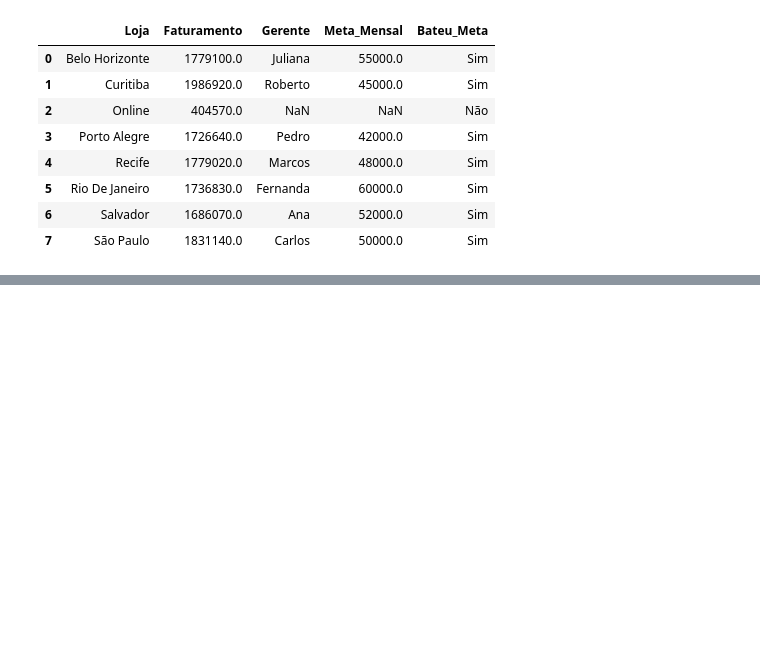
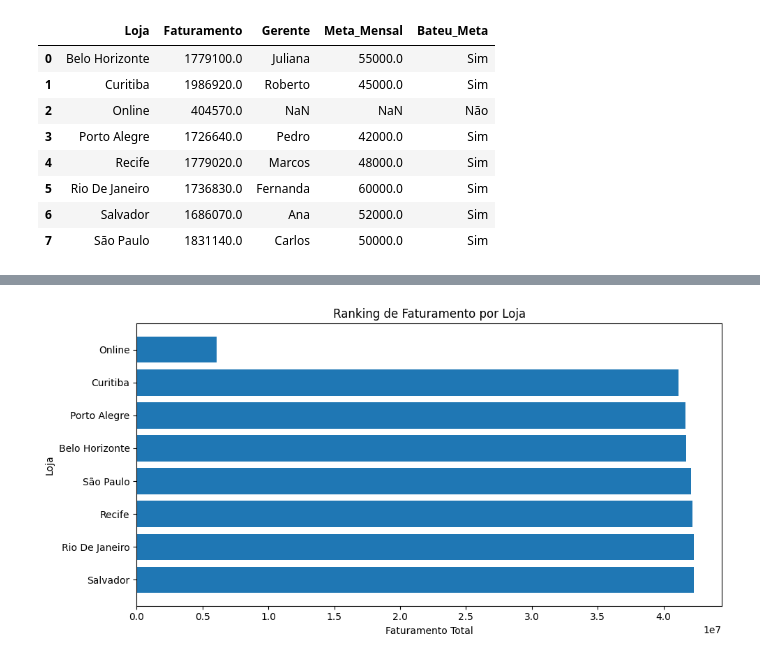
Before and after one commit to karolconkah/projeto-analise-dados, a Jupyter notebook: analise_vendas_gerentes.ipynb, the cells around one changed output, grey strips where cells are left out. Drawn from its saved outputs; the diff is of its cells as text; code cells hidden in the pictures; blank space fills up the shorter version.

```diff
--- a/analise_vendas_gerentes.ipynb
+++ b/analise_vendas_gerentes.ipynb
@@ -407,0 +414,14 @@ Matplotlib is building the font cache; this may take a moment.
+# %%
+# Gráfico com Matplotlib
+plt.figure(figsize=(10,5))
+
+plt.barh(analise_lojas['Loja'], analise_lojas['Faturamento'])
+
+plt.title('Ranking de Faturamento por Loja')
+plt.xlabel('Faturamento Total')
+plt.ylabel('Loja')
+
+plt.tight_layout()
+plt.show()
+# %% [output]
+[figure, added]
```
Also changed, not shown: parts of 11 cells of this notebook, 1 other file.
